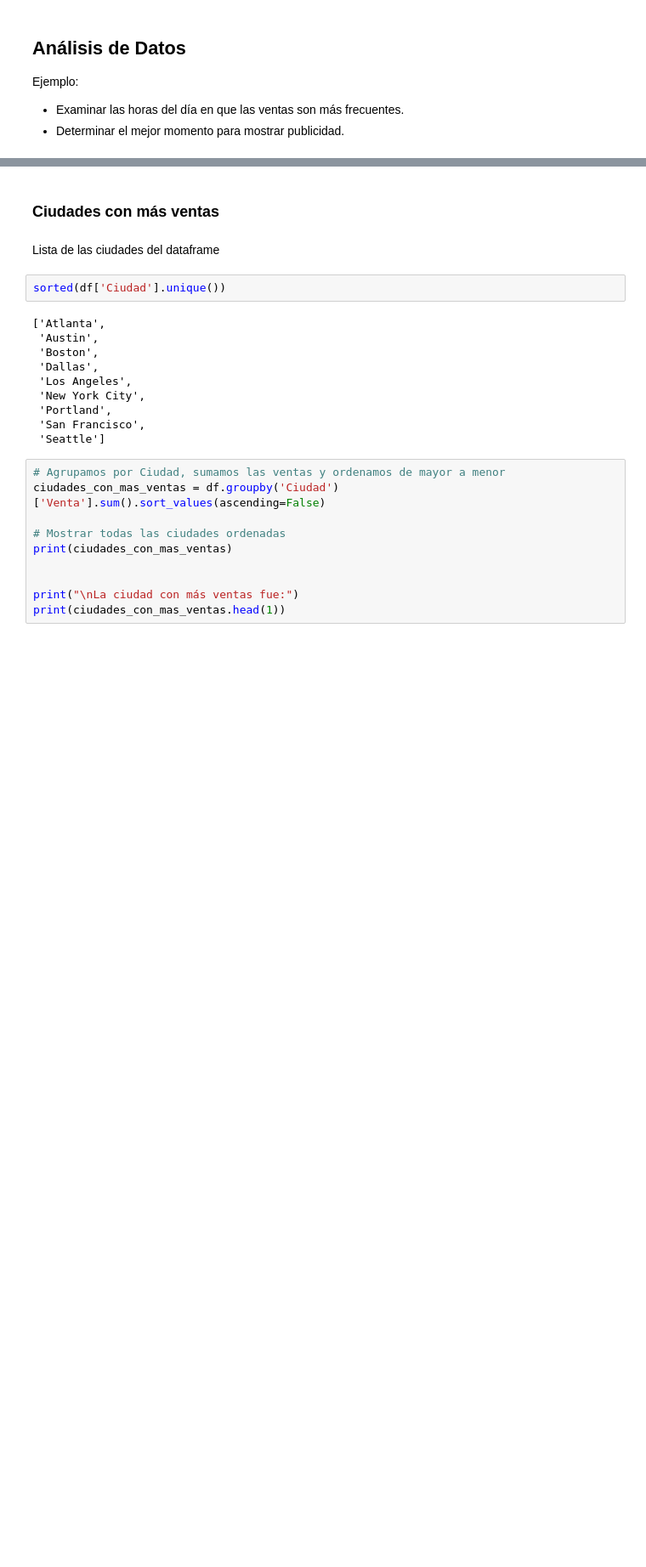
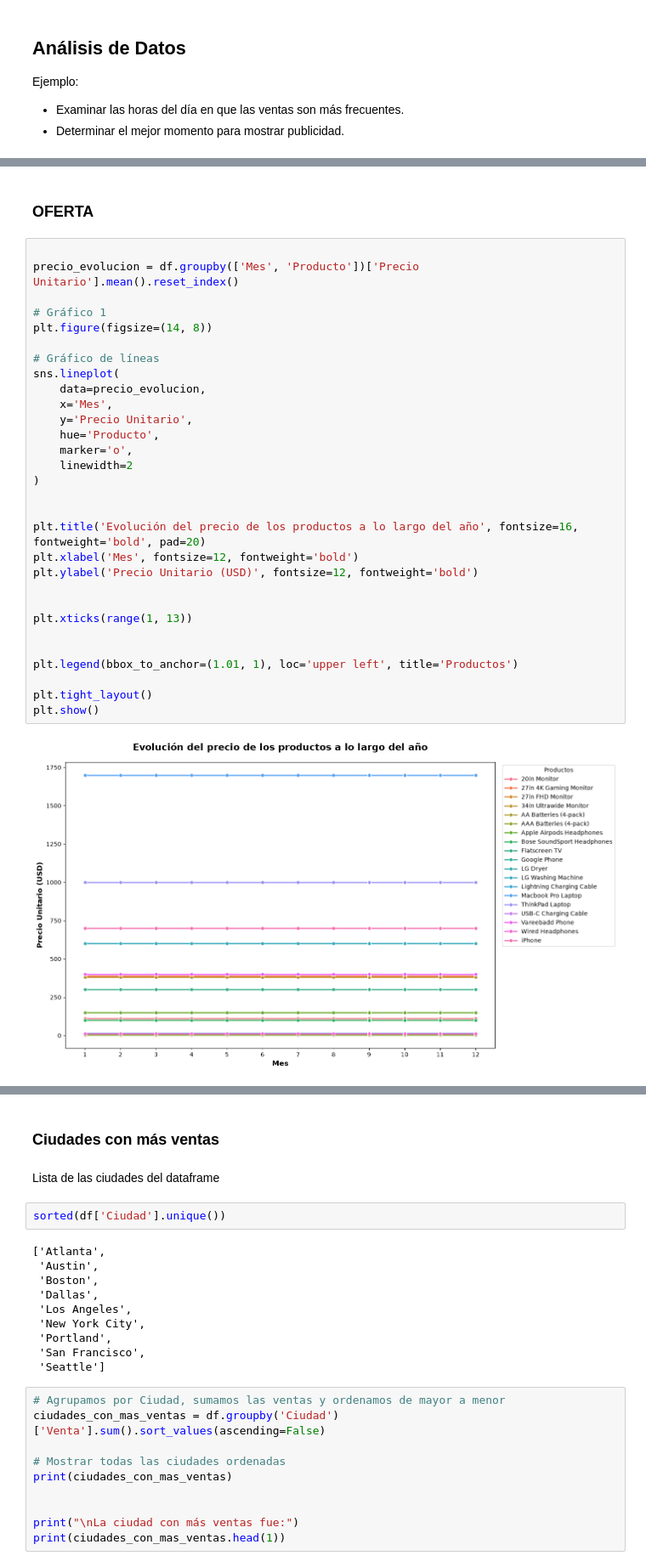
Before and after one commit to tanonibrenda/Laboratorio1, a Jupyter notebook: Laboratorio1_Grupo_Nro2.ipynb, the cells around one changed output, grey strips where cells are left out. Shown at 85% size. Drawn from its saved outputs; the diff is of its cells as text; blank space fills up the shorter version.

```diff
--- a/Laboratorio1_Grupo_Nro2.ipynb
+++ b/Laboratorio1_Grupo_Nro2.ipynb
@@ -259,0 +292,34 @@ Ejemplo:
+# %% [markdown]
+### OFERTA
+# %%
+
+precio_evolucion = df.groupby(['Mes', 'Producto'])['Precio Unitario'].mean().reset_index()
+
+# Gráfico 1
+plt.figure(figsize=(14, 8))
+
+# Gráfico de líneas
+sns.lineplot(
+    data=precio_evolucion,
+    x='Mes',
+    y='Precio Unitario',
+    hue='Producto',
+    marker='o',
+    linewidth=2
+)
+
+
+plt.title('Evolución del precio de los productos a lo largo del año', fontsize=16, fontweight='bold', pad=20)
+plt.xlabel('Mes', fontsize=12, fontweight='bold')
+plt.ylabel('Precio Unitario (USD)', fontsize=12, fontweight='bold')
+
+
+plt.xticks(range(1, 13))
+
+
+plt.legend(bbox_to_anchor=(1.01, 1), loc='upper left', title='Productos')
+
+plt.tight_layout()
+plt.show()
+# %% [output]
+[figure, added]
```
Also changed, not shown: parts of 84 cells of this notebook, 4 other files.
